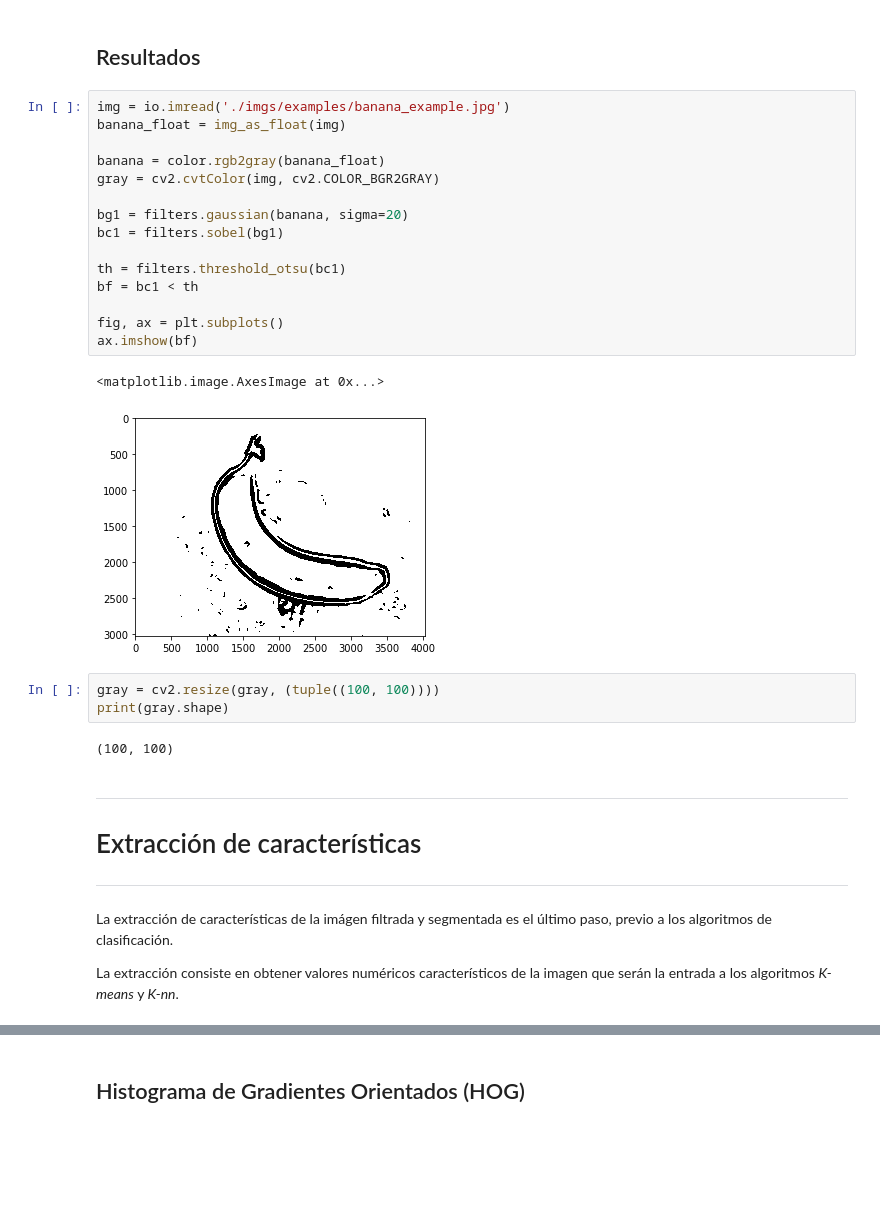
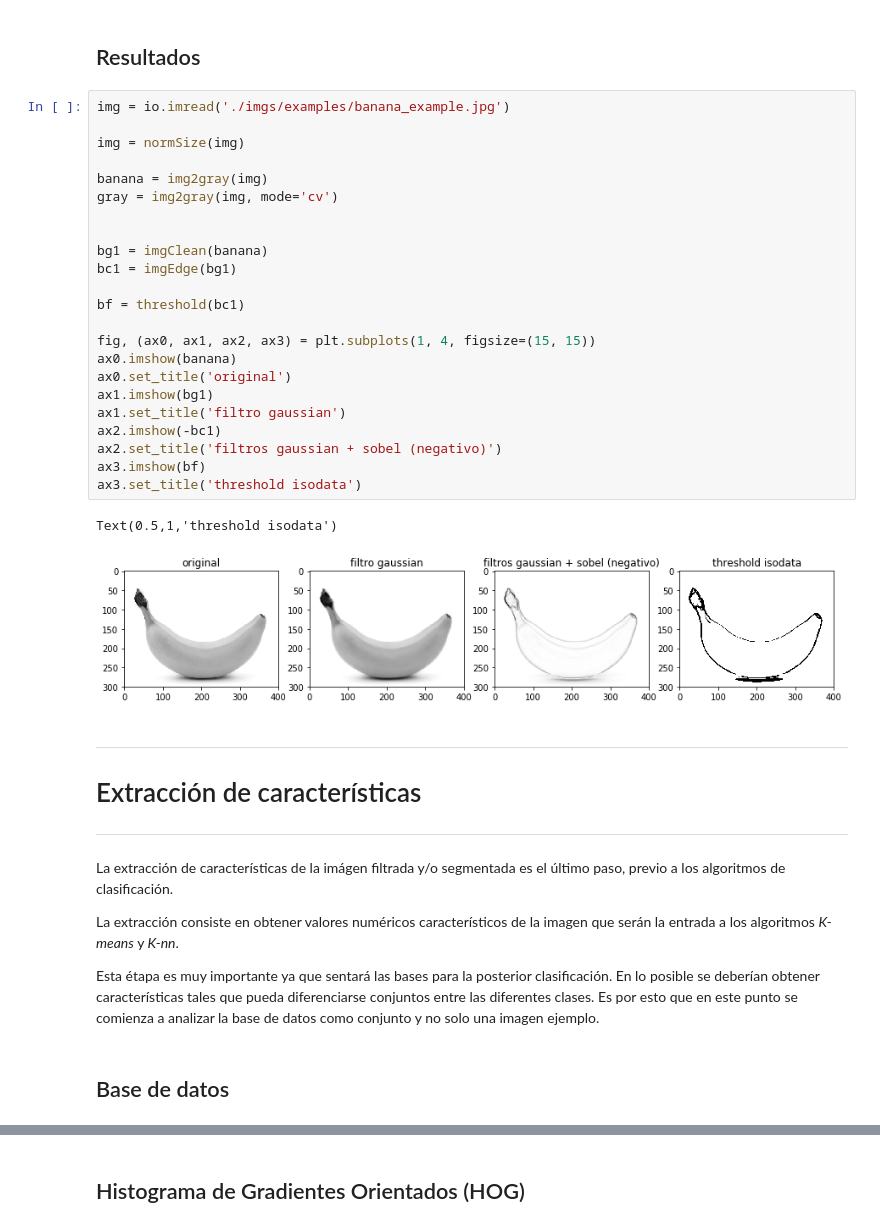
Before and after one commit to gonzafernan/fruit-classifier, a Jupyter notebook: 04-extraccion.ipynb, the cells around one changed output, grey strips where cells are left out. Drawn from its saved outputs; the diff is of its cells as text; blank space fills up the shorter version.

```diff
--- a/04-extraccion.ipynb
+++ b/04-extraccion.ipynb
@@ -17,33 +49,40 @@ import cv2
 # %% [markdown]
 ## Resultados
-# %%
-img = io.imread('./imgs/examples/banana_example.jpg')
-banana_float = img_as_float(img)
-
-banana = color.rgb2gray(banana_float)
-gray = cv2.cvtColor(img, cv2.COLOR_BGR2GRAY)
-
-bg1 = filters.gaussian(banana, sigma=20)
-bc1 = filters.sobel(bg1)
-
-th = filters.threshold_otsu(bc1)
-bf = bc1 < th
-
-fig, ax = plt.subplots()
-ax.imshow(bf)
-# %% [output]
-<matplotlib.image.AxesImage at 0x...>
-[figure, removed]
-# %%
-gray = cv2.resize(gray, (tuple((100, 100))))
-print(gray.shape)
-# %% [output]
-(100, 100)
+# %%
+img = io.imread('./imgs/examples/banana_example.jpg')
+
+img = normSize(img)
+
+banana = img2gray(img)
+gray = img2gray(img, mode='cv')
+
+
+bg1 = imgClean(banana)
+bc1 = imgEdge(bg1)
+
+bf = threshold(bc1)
+
+fig, (ax0, ax1, ax2, ax3) = plt.subplots(1, 4, figsize=(15, 15))
+ax0.imshow(banana)
+ax0.set_title('original')
+ax1.imshow(bg1)
+ax1.set_title('filtro gaussian')
+ax2.imshow(-bc1)
+ax2.set_title('filtros gaussian + sobel (negativo)')
+ax3.imshow(bf)
+ax3.set_title('threshold isodata')
+# %% [output]
+Text(0.5,1,'threshold isodata')
+[figure, added]
 # %% [markdown]
 ---
 # Extracción de características
 ---
 # %% [markdown]
-La extracción de características de la imágen filtrada y segmentada es el último paso, previo a los algoritmos de clasificación.
+La extracción de características de la imágen filtrada y/o segmentada es el último paso, previo a los algoritmos de clasificación.
 
 La extracción consiste en obtener valores numéricos característicos de la imagen que serán la entrada a los algoritmos _K-means_ y _K-nn_.
+
+Esta étapa es muy importante ya que sentará las bases para la posterior clasificación. En lo posible se deberían obtener características tales que pueda diferenciarse conjuntos entre las diferentes clases. Es por esto que en este punto se comienza a analizar la base de datos como conjunto y no solo una imagen ejemplo.
+# %% [markdown]
+## Base de datos
```
Also changed, not shown: parts of 34 cells of this notebook, 5 other files.
